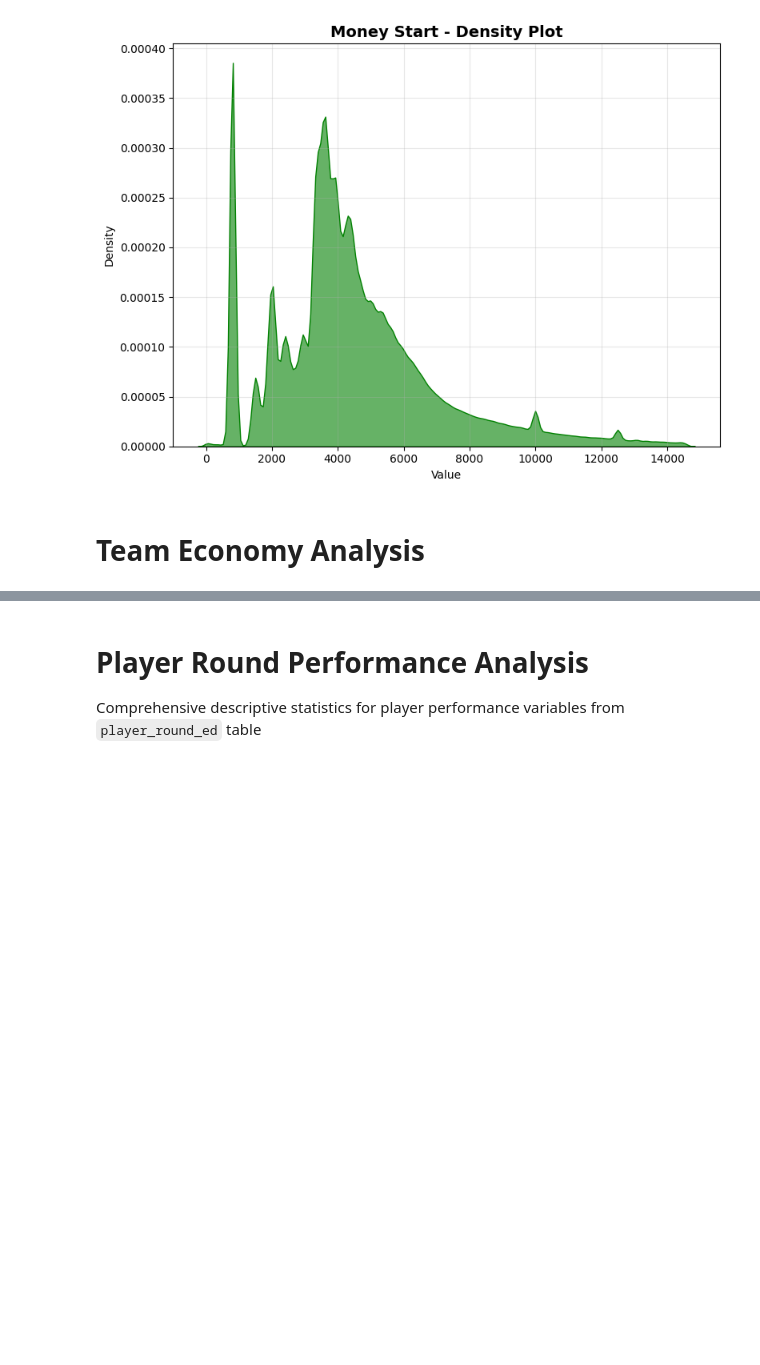
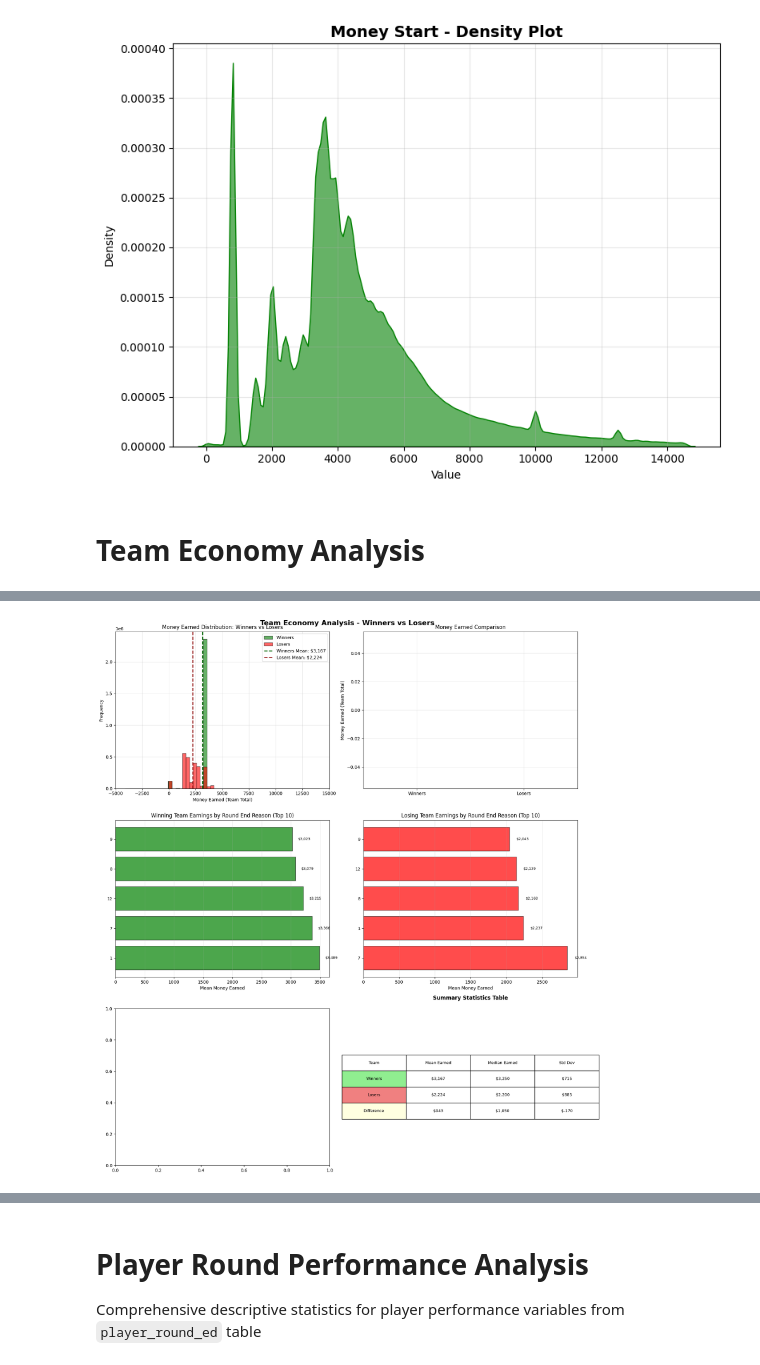
Before and after one commit to petz15/csgo_parser_analytics, a Jupyter notebook: descriptive_statistics.ipynb, the cells around one changed output, grey strips where cells are left out. Saved outputs shown, nothing was run; the diff lists cells and outputs as text; code cells hidden in the pictures; blank space fills up the shorter version.

```diff
--- a/descriptive_statistics.ipynb
+++ b/descriptive_statistics.ipynb
@@ -268,53 +268,33 @@ SELECT
     r.team1_winner,
     r.ct_winner,
     r.round_end_reason,
-    -- Team 1 economy aggregates
-    SUM(CASE WHEN pr.team = 1 THEN pe.money_earned ELSE 0 END) as team1_money_earned,
-    SUM(CASE WHEN pr.team = 1 THEN pe.money_spent ELSE 0 END) as team1_money_spent,
-    SUM(CASE WHEN pr.team = 1 THEN pe.money_start ELSE 0 END) as team1_money_start,
-    -- Team 2 economy aggregates
-    SUM(CASE WHEN pr.team = 2 THEN pe.money_earned ELSE 0 END) as team2_money_earned,
-    SUM(CASE WHEN pr.team = 2 THEN pe.money_spent ELSE 0 END) as team2_money_spent,
-    SUM(CASE WHEN pr.team = 2 THEN pe.money_start ELSE 0 END) as team2_money_start
+    -- Winning team money earned
+    AVG(CASE
+        WHEN (r.team1_winner = (pr.team = 1) )
+        THEN te.money_earned
+        ELSE NULL
+    END) as winning_team_earned,
+    -- Losing team money earned
+    AVG(CASE
+        WHEN (r.team1_winner != (pr.team = 1) )
+        THEN te.money_earned
+        ELSE NULL
+    END) as losing_team_earned
 FROM rounds_ed r
-JOIN player_round_ed pr ON r.id = pr.round_id
-LEFT JOIN player_economy_ed pe ON pr.id = pe.player_round_id
+LEFT JOIN player_round_ed pr ON r.id = pr.round_id
+LEFT JOIN team_economy_ed te ON r.id = te.round_id AND pr.team = te.team
 WHERE r.team1_winner IS NOT NULL
     AND r.round_end_reason IS NOT NULL
-    AND pe.money_earned IS NOT NULL
+    AND te.money_earned IS NOT NULL
 GROUP BY r.id, r.round_num, r.team1_winner, r.ct_winner, r.round_end_reason
-HAVING COUNT(CASE WHEN pr.team = 1 THEN 1 END) = 5
-    AND COUNT(CASE WHEN pr.team = 2 THEN 1 END) = 5
 """
 
 print("Fetching team economy data...")
 team_economy_df = pd.read_sql(team_economy_query, conn)
 print(f"Retrieved {len(team_economy_df):,} rounds with team economy data")
 
-# Create winning/losing team columns
-team_economy_df['winning_team_earned'] = np.where(
-    team_economy_df['team1_winner'],
-    team_economy_df['team1_money_earned'],
-    team_economy_df['team2_money_earned']
-)
 
-team_economy_df['losing_team_earned'] = np.where(
-    team_economy_df['team1_winner'],
-    team_economy_df['team2_money_earned'],
-    team_economy_df['team1_money_earned']
-)
 
-team_economy_df['winning_team_spent'] = np.where(
-    team_economy_df['team1_winner'],
-    team_economy_df['team1_money_spent'],
-    team_economy_df['team2_money_spent']
-)
-
-team_economy_df['losing_team_spent'] = np.where(
-    team_economy_df['team1_winner'],
-    team_economy_df['team2_money_spent'],
-    team_economy_df['team1_money_spent']
-)
 
 print("\nData preview:")
 print(team_economy_df[['round_end_reason', 'team1_winner', 'winning_team_earned', 'losing_team_earned']].head(10))
@@ -336,10 +316,7 @@ print(f"  Std Dev: ${winning_stats['std']:,.0f}")
 print(f"  Q25: ${winning_stats['q25']:,.0f}")
 print(f"  Q75: ${winning_stats['q75']:,.0f}")
 
-print(f"\nMoney Spent:")
-winning_spent_stats = get_descriptive_stats(team_economy_df['winning_team_spent'], 'winning_team_spent')
-print(f"  Mean: ${winning_spent_stats['mean']:,.0f}")
-print(f"  Median: ${winning_spent_stats['median']:,.0f}")
+
 
 print("\nLOSING TEAMS:")
 print("-" * 50)
@@ -353,10 +330,7 @@ print(f"  Std Dev: ${losing_stats['std']:,.0f}")
 print(f"  Q25: ${losing_stats['q25']:,.0f}")
 print(f"  Q75: ${losing_stats['q75']:,.0f}")
 
-print(f"\nMoney Spent:")
-losing_spent_stats = get_descriptive_stats(team_economy_df['losing_team_spent'], 'losing_team_spent')
-print(f"  Mean: ${losing_spent_stats['mean']:,.0f}")
-print(f"  Median: ${losing_spent_stats['median']:,.0f}")
+
 
 # Calculate difference
 print("\nDIFFERENCE (Winners - Losers):")
@@ -452,42 +426,25 @@ axes[1, 1].grid(True, alpha=0.3, axis='x')
 for i, (idx, row) in enumerate(reason_loser_means.iterrows()):
     axes[1, 1].text(row['mean'] + 100, i, f"${row['mean']:,.0f}", va='center', fontsize=8)
 
-# 5. Money Spent comparison
-axes[2, 0].hist(team_economy_df['winning_team_spent'], bins=50, alpha=0.6,
-               color='green', label='Winners', edgecolor='black')
-axes[2, 0].hist(team_economy_df['losing_team_spent'], bins=50, alpha=0.6,
-               color='red', label='Losers', edgecolor='black')
-axes[2, 0].axvline(team_economy_df['winning_team_spent'].mean(), color='darkgreen',
-                  linestyle='--', linewidth=2, label=f'Winners Mean: ${team_economy_df["winning_team_spent"].mean():,.0f}')
-axes[2, 0].axvline(team_economy_df['losing_team_spent'].mean(), color='darkred',
-                  linestyle='--', linewidth=2, label=f'Losers Mean: ${team_economy_df["losing_team_spent"].mean():,.0f}')
-axes[2, 0].set_xlabel('Money Spent (Team Total)')
-axes[2, 0].set_ylabel('Frequency')
-axes[2, 0].set_title('Money Spent Distribution: Winners vs Losers')
-axes[2, 0].legend()
-axes[2, 0].grid(True, alpha=0.3)
 
 # 6. Summary comparison table
 summary_data = [
     ['Winners', f"${team_economy_df['winning_team_earned'].mean():,.0f}",
      f"${team_economy_df['winning_team_earned'].median():,.0f}",
-     f"${team_economy_df['winning_team_earned'].std():,.0f}",
-     f"${team_economy_df['winning_team_spent'].mean():,.0f}"],
+     f"${team_economy_df['winning_team_earned'].std():,.0f}"],
     ['Losers', f"${team_economy_df['losing_team_earned'].mean():,.0f}",
      f"${team_economy_df['losing_team_earned'].median():,.0f}",
-     f"${team_economy_df['losing_team_earned'].std():,.0f}",
-     f"${team_economy_df['losing_team_spent'].mean():,.0f}"],
+     f"${team_economy_df['losing_team_earned'].std():,.0f}"],
     ['Difference',
      f"${team_economy_df['winning_team_earned'].mean() - team_economy_df['losing_team_earned'].mean():,.0f}",
      f"${team_economy_df['winning_team_earned'].median() - team_economy_df['losing_team_earned'].median():,.0f}",
-     f"${team_economy_df['winning_team_earned'].std() - team_economy_df['losing_team_earned'].std():,.0f}",
-     f"${team_economy_df['winning_team_spent'].mean() - team_economy_df['losing_team_spent'].mean():,.0f}"]
+     f"${team_economy_df['winning_team_earned'].std() - team_economy_df['losing_team_earned'].std():,.0f}"],
 ]
 
 axes[2, 1].axis('tight')
 axes[2, 1].axis('off')
 table = axes[2, 1].table(cellText=summary_data,
-                         colLabels=['Team', 'Mean Earned', 'Median Earned', 'Std Dev', 'Mean Spent'],
+                         colLabels=['Team', 'Mean Earned', 'Median Earned', 'Std Dev'],
                          cellLoc='center',
                          loc='center')
 table.auto_set_font_size(False)
@@ -514,7 +471,6 @@ print(f"Total rounds analyzed: {len(team_economy_df):,}")
 print(f"Unique round end reasons: {team_economy_df['round_end_reason'].nunique()}")
 print(f"\nKey Findings:")
 print(f"  • Winners earn ${team_economy_df['winning_team_earned'].mean() - team_economy_df['losing_team_earned'].mean():,.0f} more on average")
-print(f"  • Winners spend ${team_economy_df['winning_team_spent'].mean() - team_economy_df['losing_team_spent'].mean():,.0f} more on average")
 print(f"  • Earnings vary significantly by round end reason")
 # %% [output]
 Fetching team economy data...
@@ -520,0 +493 @@ Fetching team economy data...
+[figure, new version]
```
Also changed, not shown: parts of 7 cells of this notebook, 1 other file.
